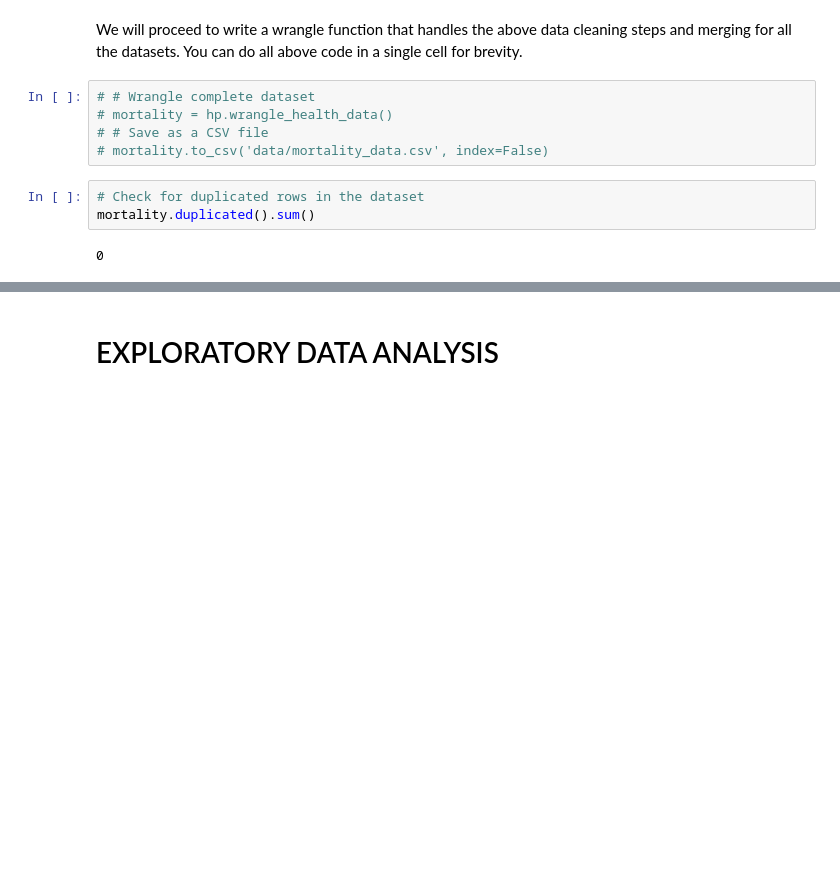
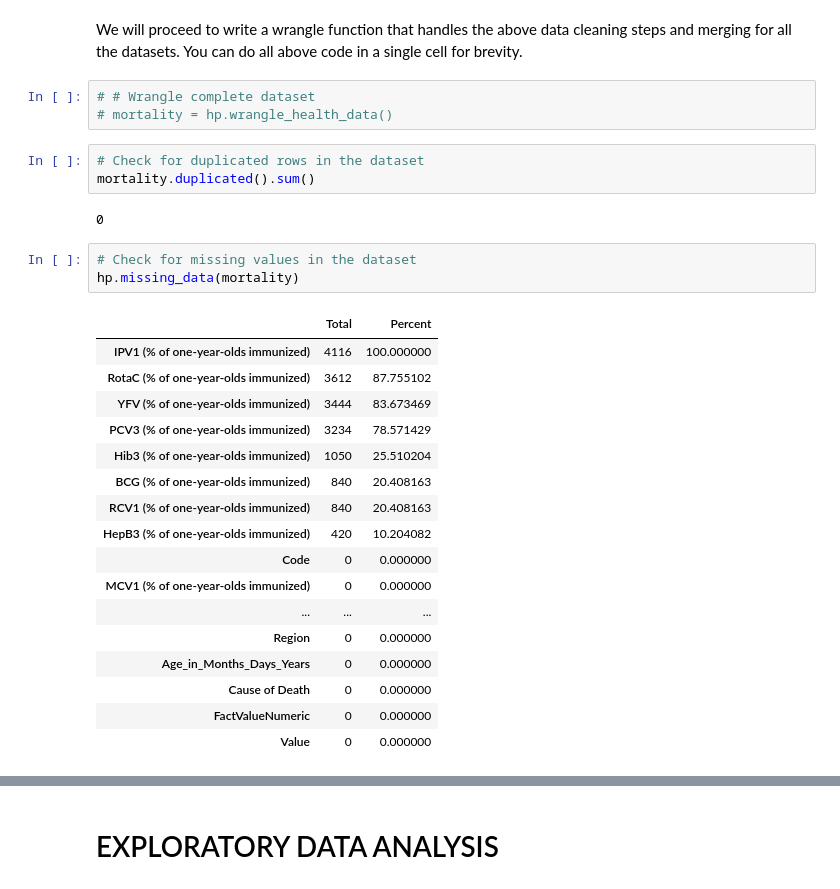
Before and after one commit to GeamXD/A-Case-Study-On-Child-And-Infant-Mortality, a Jupyter notebook: notebook.ipynb, the cells around one changed output, grey strips where cells are left out. Saved outputs shown, nothing was run; the diff lists cells and outputs as text; blank space fills up the shorter version.

```diff
--- a/notebook.ipynb
+++ b/notebook.ipynb
@@ -650,10 +647,29 @@ We will proceed to write a wrangle function that handles the above data cleaning
 # %%
 # # Wrangle complete dataset
 # mortality = hp.wrangle_health_data()
-# # Save as a CSV file
-# mortality.to_csv('data/mortality_data.csv', index=False)
 # %%
 # Check for duplicated rows in the dataset
 mortality.duplicated().sum()
 # %% [output]
 0
+# %%
+# Check for missing values in the dataset
+hp.missing_data(mortality)
+# %% [output]
+|  | Total | Percent |
+| IPV1 (% of one-year-olds immunized) | 4116 | 100.000000 |
+| RotaC (% of one-year-olds immunized) | 3612 | 87.755102 |
+| YFV (% of one-year-olds immunized) | 3444 | 83.673469 |
+| PCV3 (% of one-year-olds immunized) | 3234 | 78.571429 |
+| Hib3 (% of one-year-olds immunized) | 1050 | 25.510204 |
+| BCG (% of one-year-olds immunized) | 840 | 20.408163 |
+| RCV1 (% of one-year-olds immunized) | 840 | 20.408163 |
+| HepB3 (% of one-year-olds immunized) | 420 | 10.204082 |
+| Code | 0 | 0.000000 |
+| MCV1 (% of one-year-olds immunized) | 0 | 0.000000 |
+| ... | ... | ... |
+| Region | 0 | 0.000000 |
+| Age_in_Months_Days_Years | 0 | 0.000000 |
+| Cause of Death | 0 | 0.000000 |
+| FactValueNumeric | 0 | 0.000000 |
+| Value | 0 | 0.000000 |
```
Also changed, not shown: parts of 13 cells of this notebook, 2 other files.
